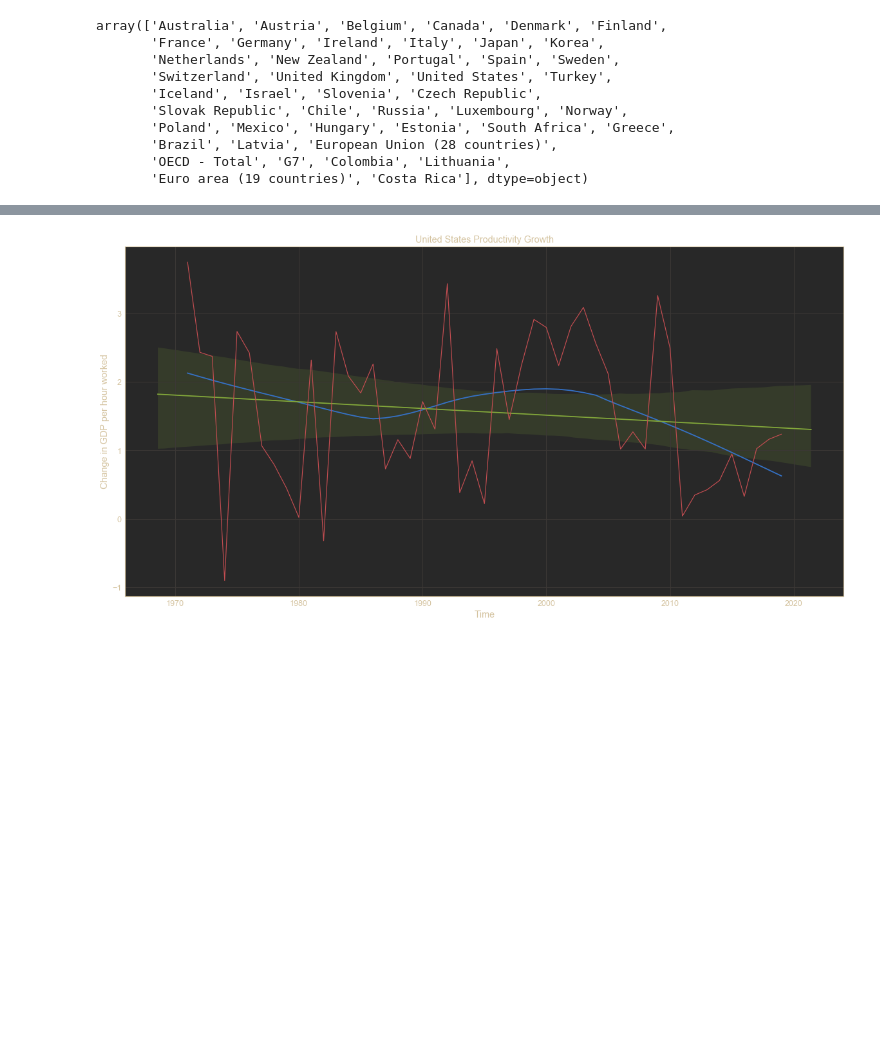
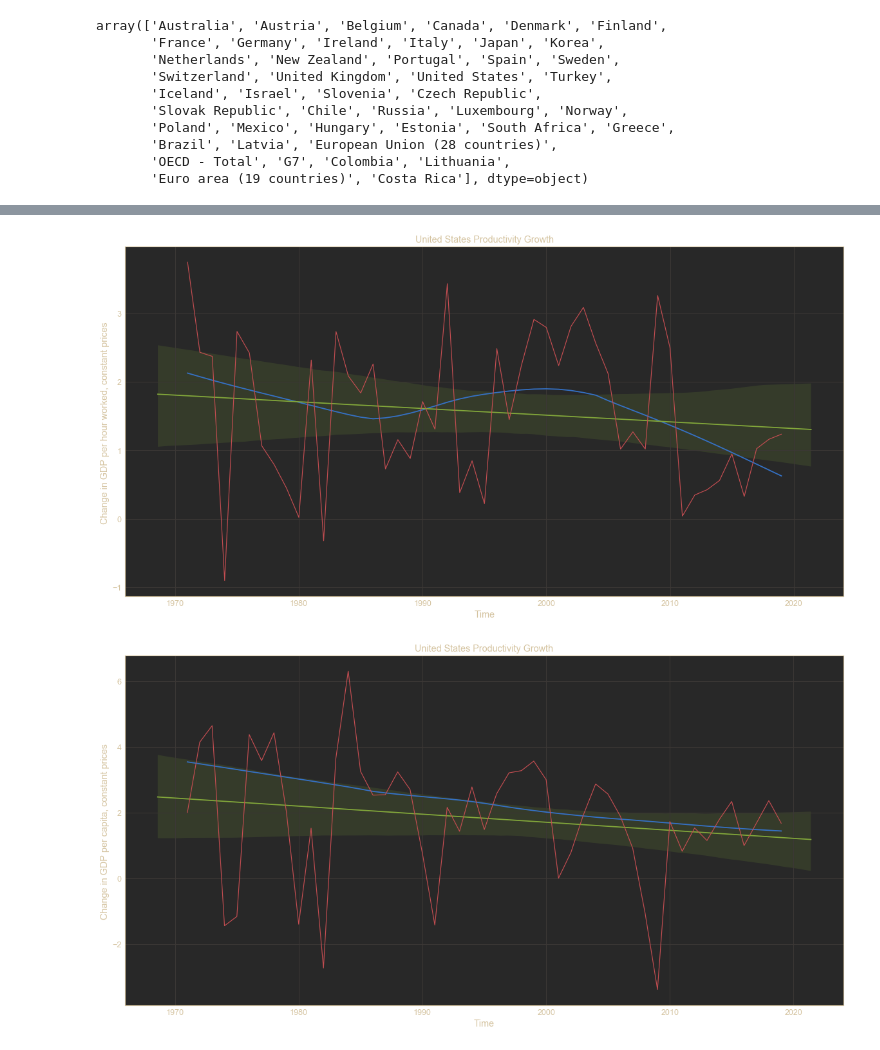
Before and after one commit to mayabenowitz/neuralcraft, a Jupyter notebook: notebooks/1.0-mayab-macroecon.ipynb, the cells around one changed output, grey strips where cells are left out. Saved outputs shown, nothing was run; the diff lists cells and outputs as text; code cells hidden in the pictures; blank space fills up the shorter version.

```diff
--- a/notebooks/1.0-mayab-macroecon.ipynb
+++ b/notebooks/1.0-mayab-macroecon.ipynb
@@ -107,4 +166,16 @@ def regplot(df, country):
+# %%
+regplot(
+    df,
+    country='United States',
+    subject='GDP per hour worked, constant prices '
+)
+# %% [output]
+[figure, added]
 # %%
-regplot(df, 'United States')
+regplot(
+    df,
+    country='United States',
+    subject='GDP per capita, constant prices '
+)
 # %% [output]
-[figure, old version]
+[figure, new version]
```
Also changed, not shown: parts of 12 cells of this notebook.
